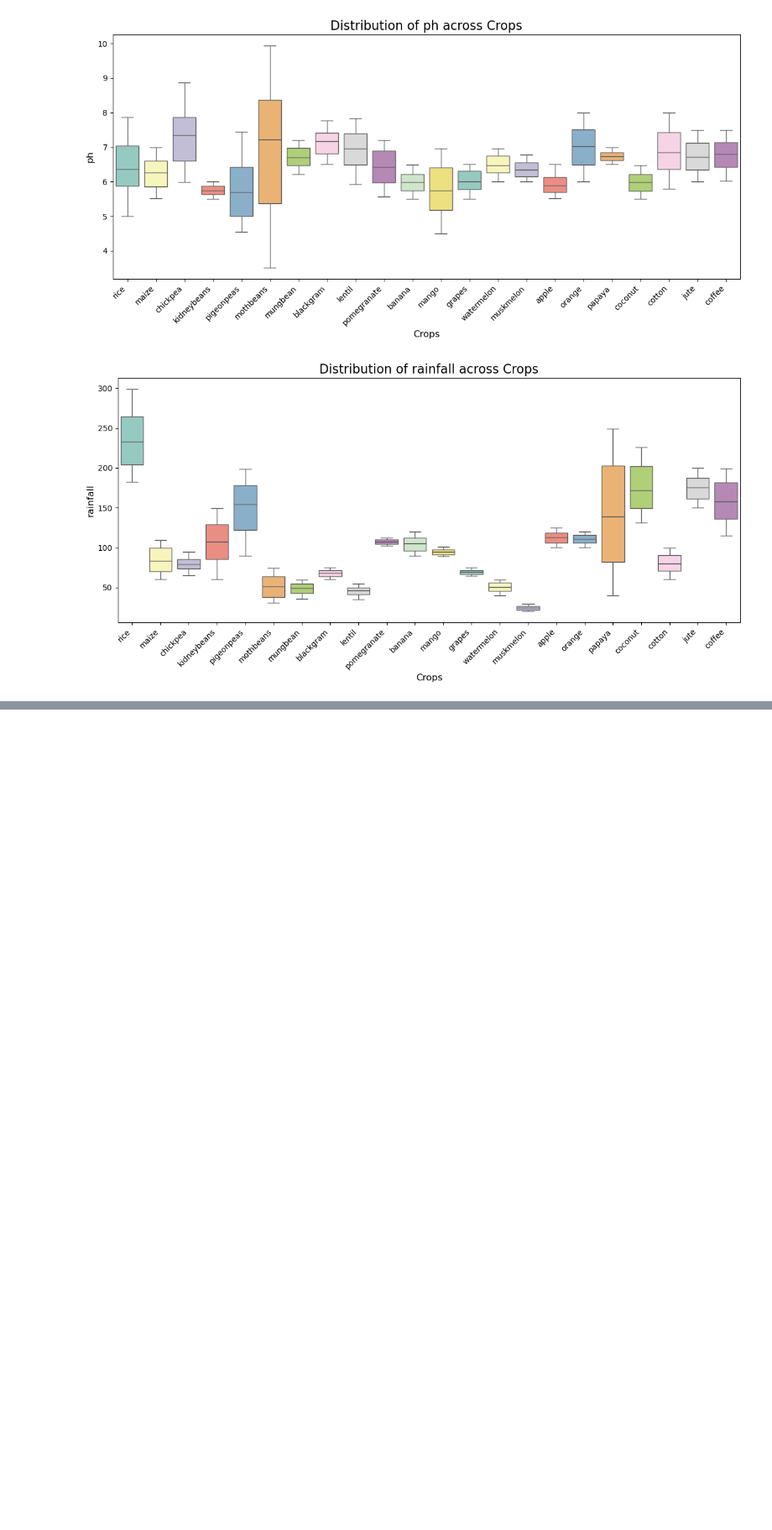
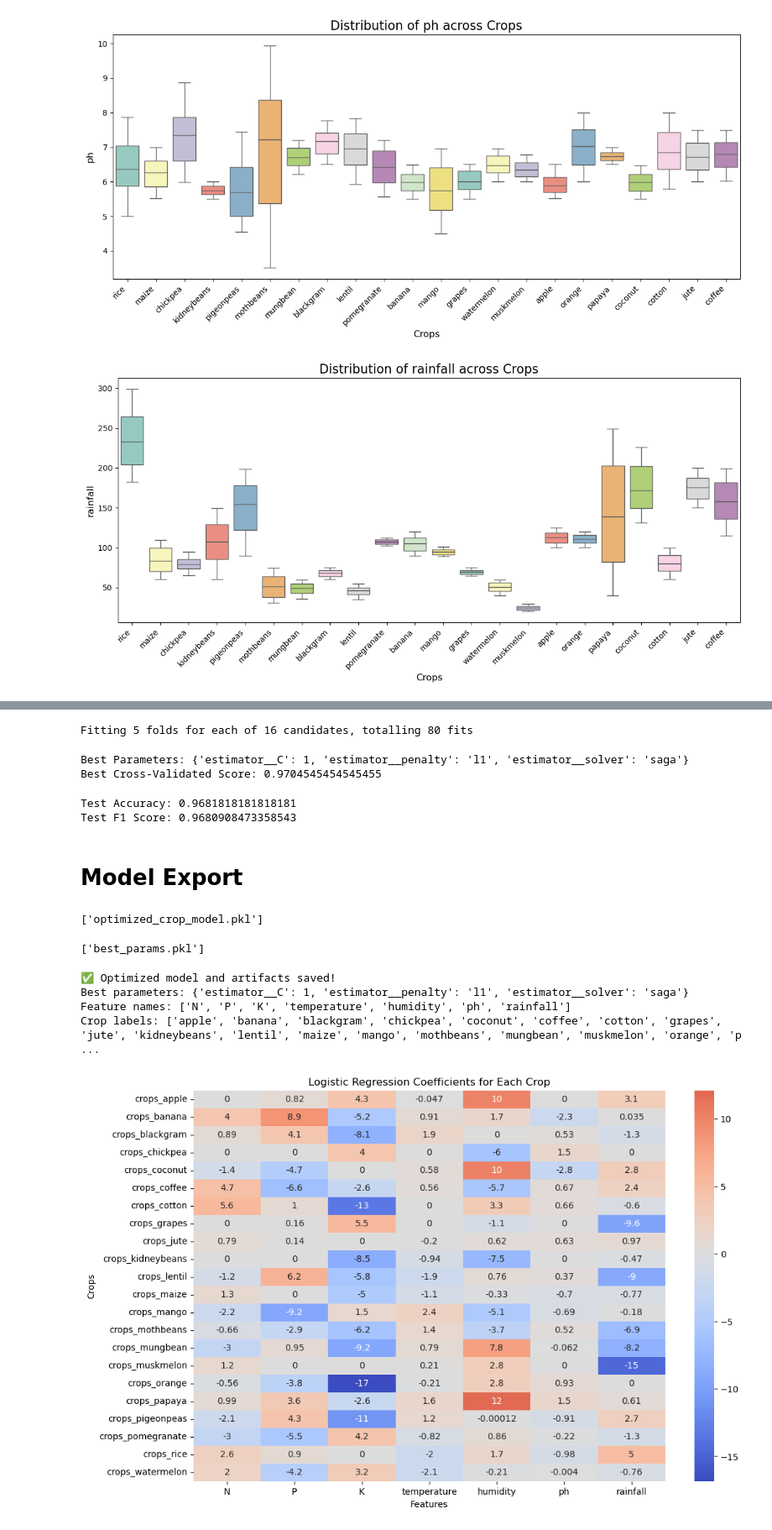
Before and after one commit to anant5441/AgroGyaan, a Jupyter notebook: Model/Crop_Recommendation/Crop-Recommendation-Model-Logistic-Regression.ipynb, the cells around one changed output, grey strips where cells are left out. Shown at 84% size. Drawn from its saved outputs; the diff is of its cells as text; code cells hidden in the pictures; blank space fills up the shorter version.

```diff
--- a/Model/Crop_Recommendation/Crop-Recommendation-Model-Logistic-Regression.ipynb
+++ b/Model/Crop_Recommendation/Crop-Recommendation-Model-Logistic-Regression.ipynb
@@ -486,0 +722,2 @@ for column in crops_df_num.columns.tolist():
+# %%
+log_reg=OneVsRestClassifier(LogisticRegression(max_iter=1000))
@@ -486,0 +730,71 @@ for column in crops_df_num.columns.tolist():
+# %%
+grid_search = GridSearchCV(
+    log_reg,
+    param_grid=param_grid,
+    cv=5,
+    scoring='accuracy',
+    verbose=1
+)
+# %%
+grid_search.fit(X_train_scaled, y_train_labels)
+
+print("Best Parameters:", grid_search.best_params_)
+print("Best Cross-Validated Score:", grid_search.best_score_)
+# %% [output]
+Fitting 5 folds for each of 16 candidates, totalling 80 fits
+Best Parameters: {'estimator__C': 1, 'estimator__penalty': 'l1', 'estimator__solver': 'saga'}
+Best Cross-Validated Score: 0.9704545454545455
+# %%
+best_model = grid_search.best_estimator_
+y_pred = best_model.predict(X_test_scaled)
+
+print("Test Accuracy:", accuracy_score(y_test_labels, y_pred))
+print("Test F1 Score:", f1_score(y_test_labels, y_pred, average='weighted'))
+# %% [output]
+Test Accuracy: 0.9681818181818181
+Test F1 Score: 0.9680908473358543
+# %% [markdown]
+# Model Export
+# %%
+joblib.dump(best_model,'optimized_crop_model.pkl')
+# %% [output]
+['optimized_crop_model.pkl']
+# %%
+# Also save the best parameters for reference
+best_params = grid_search.best_params_
+joblib.dump(best_params, 'best_params.pkl')
+# %% [output]
+['best_params.pkl']
+# %%
+print("✅ Optimized model and artifacts saved!")
+print("Best parameters:", best_params)
+print("Feature names:", feature_names)
+print("Crop labels:", [label.replace('crops_', '') for label in crop_labels])
+# %% [output]
+✅ Optimized model and artifacts saved!
+Best parameters: {'estimator__C': 1, 'estimator__penalty': 'l1', 'estimator__solver': 'saga'}
+Feature names: ['N', 'P', 'K', 'temperature', 'humidity', 'ph', 'rainfall']
+Crop labels: ['apple', 'banana', 'blackgram', 'chickpea', 'coconut', 'coffee', 'cotton', 'grapes', 'jute', 'kidneybeans', 'lentil', 'maize', 'mango', 'mothbeans', 'mungbean', 'muskmelon', 'orange', 'p ...
+# %%
+import matplotlib.pyplot as plt
+import seaborn as sns
+import pandas as pd
+
+
+features = X.columns
+
+coef_df = pd.DataFrame(columns=features, index=y.columns)
+
+for i, crop in enumerate(y.columns):
+    coef_df.loc[crop] = best_model.estimators_[i].coef_[0]
+
+coef_df = coef_df.astype(float)
+
+plt.figure(figsize=(12, 8))
+sns.heatmap(coef_df, annot=True, cmap="coolwarm", center=0)
+plt.title("Logistic Regression Coefficients for Each Crop")
+plt.xlabel("Features")
+plt.ylabel("Crops")
+plt.show()
+# %% [output]
+[figure, added]
```
Also changed, not shown: parts of 54 cells of this notebook, 7 other files.
